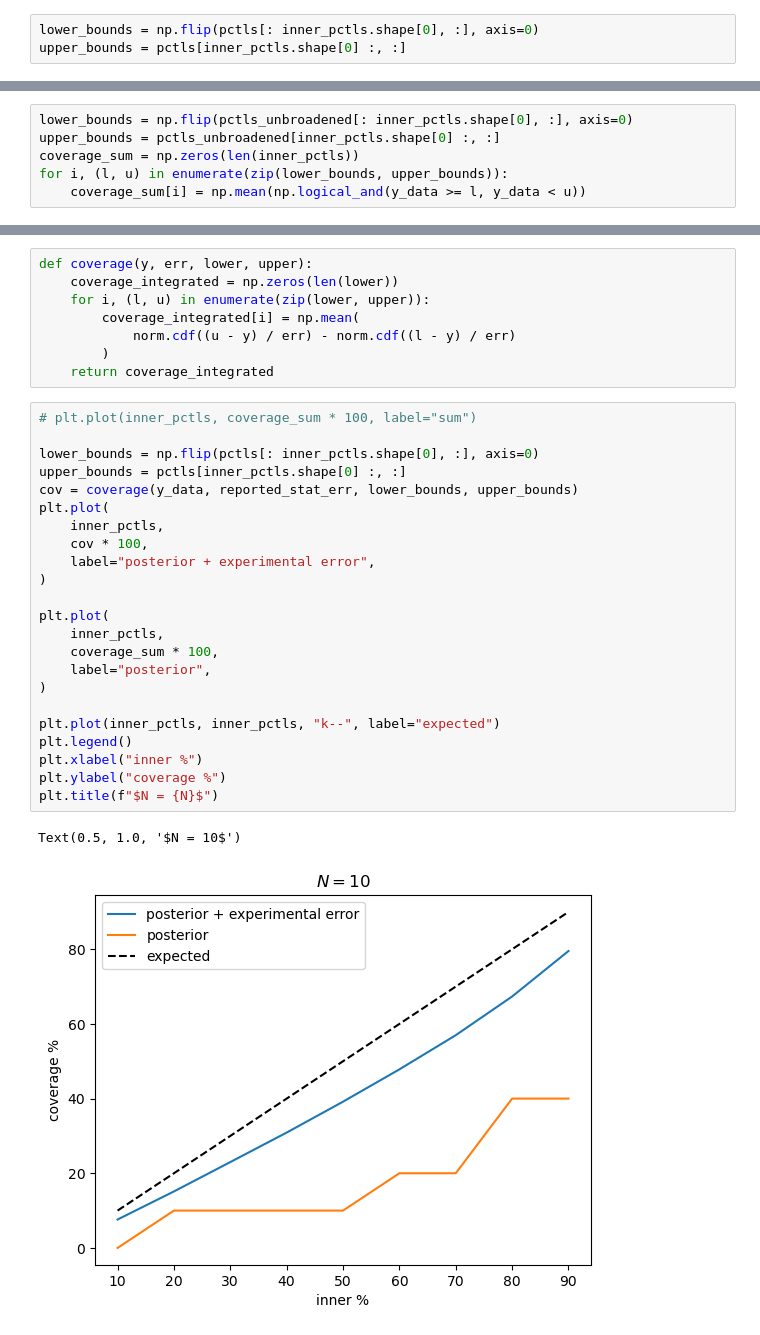
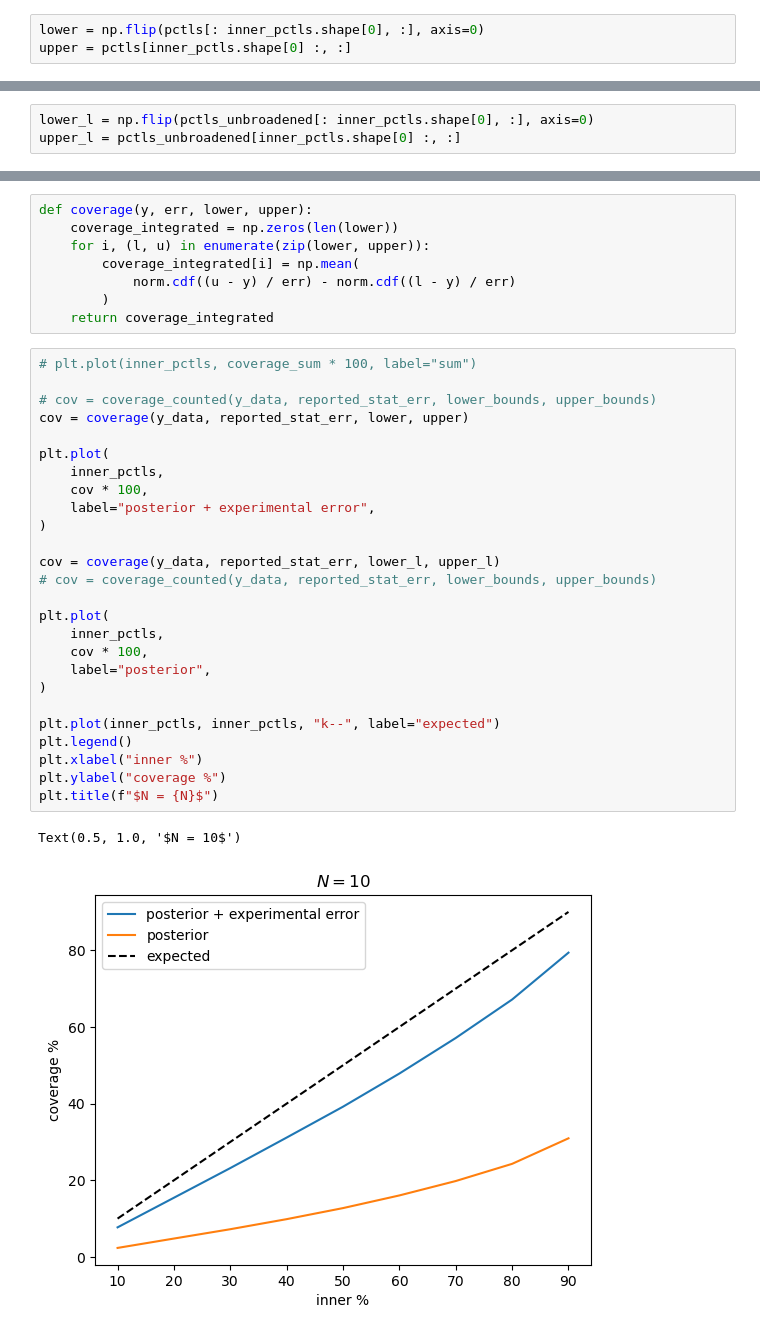
Before and after one commit to beykyle/rxmc, a Jupyter notebook: examples/overconfidence.ipynb, the cells around one changed output, grey strips where cells are left out. Saved outputs shown, nothing was run; the diff lists cells and outputs as text.

```diff
--- a/examples/overconfidence.ipynb
+++ b/examples/overconfidence.ipynb
@@ -247,7 +214,7 @@ pctls_unbroadened = predictive_posterior(
     added_noise=0,
 )
 # %%
-lower_bounds = np.flip(pctls[: inner_pctls.shape[0], :], axis=0)
-upper_bounds = pctls[inner_pctls.shape[0] :, :]
+lower = np.flip(pctls[: inner_pctls.shape[0], :], axis=0)
+upper = pctls[inner_pctls.shape[0] :, :]
 # %%
 # plt.fill_between(x_data, lower_bounds[-2,:], upper_bounds[-2,:], alpha=0.5)
@@ -258,8 +225,5 @@ plt.errorbar(x_data, y_data, reported_stat_err, linestyle="none", marker="o")
 <ErrorbarContainer object of 3 artists>
 [figure]
 # %%
-lower_bounds = np.flip(pctls_unbroadened[: inner_pctls.shape[0], :], axis=0)
-upper_bounds = pctls_unbroadened[inner_pctls.shape[0] :, :]
-coverage_sum = np.zeros(len(inner_pctls))
-for i, (l, u) in enumerate(zip(lower_bounds, upper_bounds)):
-    coverage_sum[i] = np.mean(np.logical_and(y_data >= l, y_data < u))
+lower_l = np.flip(pctls_unbroadened[: inner_pctls.shape[0], :], axis=0)
+upper_l = pctls_unbroadened[inner_pctls.shape[0] :, :]
@@ -278,26 +244,29 @@ def coverage(y, err, lower, upper):
 # %%
 # plt.plot(inner_pctls, coverage_sum * 100, label="sum")
 
-lower_bounds = np.flip(pctls[: inner_pctls.shape[0], :], axis=0)
-upper_bounds = pctls[inner_pctls.shape[0] :, :]
-cov = coverage(y_data, reported_stat_err, lower_bounds, upper_bounds)
+# cov = coverage_counted(y_data, reported_stat_err, lower_bounds, upper_bounds)
+cov = coverage(y_data, reported_stat_err, lower, upper)
+
 plt.plot(
     inner_pctls,
     cov * 100,
     label="posterior + experimental error",
 )
 
+cov = coverage(y_data, reported_stat_err, lower_l, upper_l)
+# cov = coverage_counted(y_data, reported_stat_err, lower_bounds, upper_bounds)
+
 plt.plot(
     inner_pctls,
-    coverage_sum * 100,
+    cov * 100,
     label="posterior",
 )
 
 plt.plot(inner_pctls, inner_pctls, "k--", label="expected")
 plt.legend()
 plt.xlabel("inner %")
 plt.ylabel("coverage %")
 plt.title(f"$N = {N}$")
 # %% [output]
 Text(0.5, 1.0, '$N = 10$')
-[figure, old version]
+[figure, new version]
```
Also changed, not shown: parts of 8 cells of this notebook.
